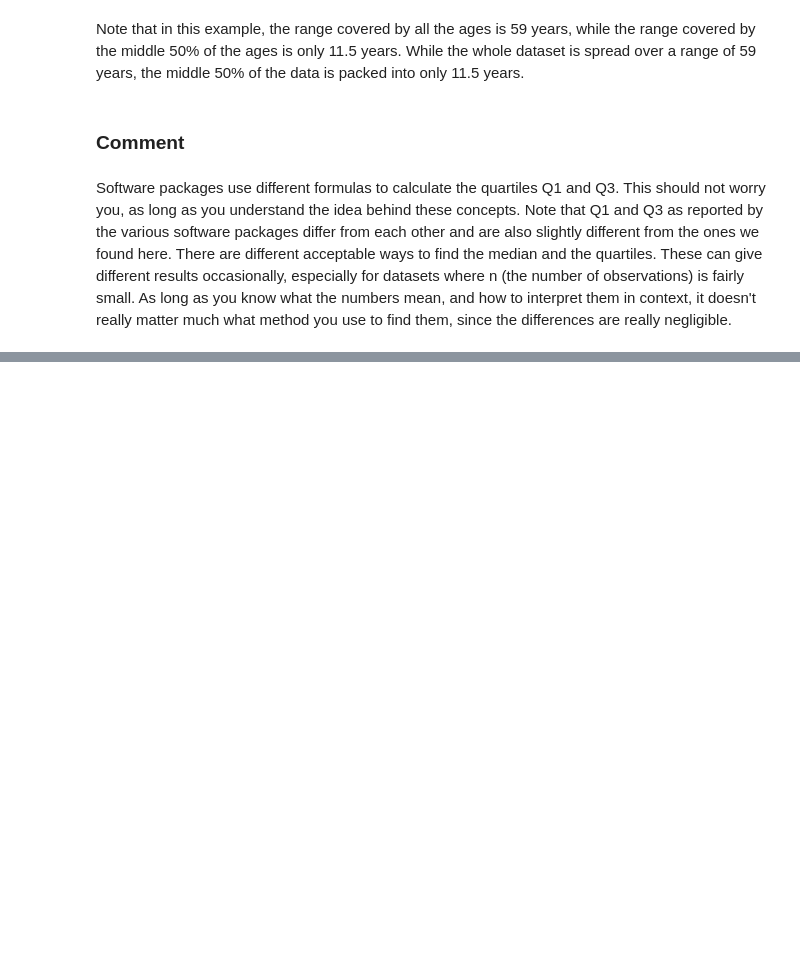
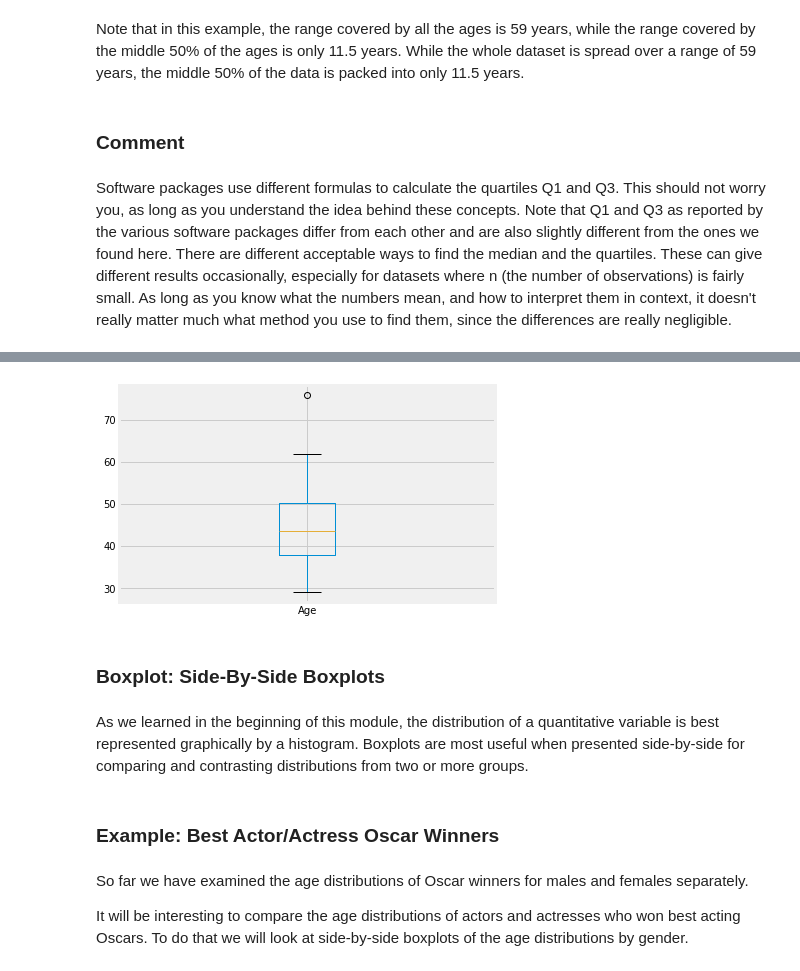
Before and after one commit to bprasad26/statistics_with_python, a Jupyter notebook: Notebooks/02_EDA_Examining_Distributions_part2.ipynb, the cells around one changed output, grey strips where cells are left out. Cells and saved outputs as stored; diff of their text form; code cells hidden in the pictures; blank space fills up the shorter version.

```diff
--- a/Notebooks/02_EDA_Examining_Distributions_part2.ipynb
+++ b/Notebooks/02_EDA_Examining_Distributions_part2.ipynb
@@ -298,0 +447,3 @@ Software packages use different formulas to calculate the quartiles Q1 and Q3. T
+# %%
+actor = pd.read_excel('../Data/actor_2013.xls')
+actor.head()
@@ -298,0 +475,14 @@ Software packages use different formulas to calculate the quartiles Q1 and Q3. T
+# %%
+actor['Age'].plot.box();
+# %% [output]
+[figure, added]
+# %% [markdown]
+###  Boxplot: Side-By-Side Boxplots
+# %% [markdown]
+As we learned in the beginning of this module, the distribution of a quantitative variable is best represented graphically by a histogram. Boxplots are most useful when presented side-by-side for comparing and contrasting distributions from two or more groups.
+# %% [markdown]
+### Example: Best Actor/Actress Oscar Winners
+# %% [markdown]
+So far we have examined the age distributions of Oscar winners for males and females separately.
+
+It will be interesting to compare the age distributions of actors and actresses who won best acting Oscars. To do that we will look at side-by-side boxplots of the age distributions by gender.
```
Also changed, not shown: parts of 209 cells of this notebook, 25 other files.
